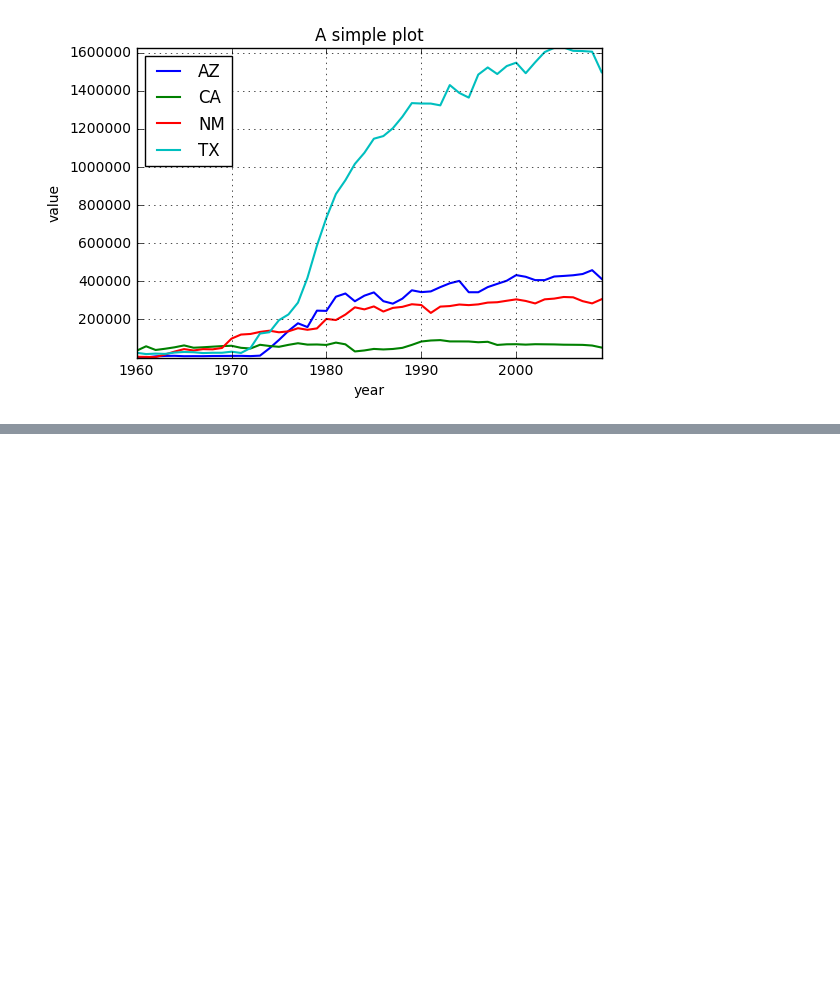
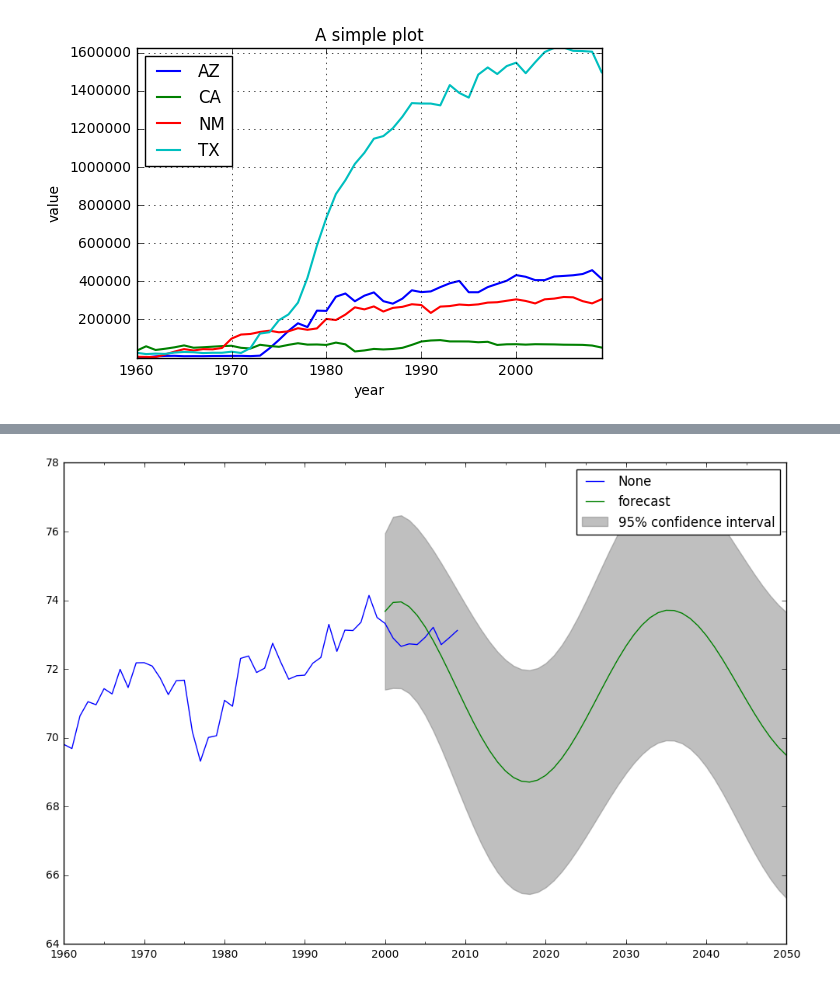
Before and after one commit to beihangwenbin/Energy-profile, a Jupyter notebook: Untitled.ipynb, the cells around one changed output, grey strips where cells are left out. Saved outputs shown, nothing was run; the diff lists cells and outputs as text; code cells hidden in the pictures; blank space fills up the shorter version.

```diff
--- a/Untitled.ipynb
+++ b/Untitled.ipynb
@@ -375,0 +448,12 @@ plt.show()
+# %%
+fig, ax = plt.subplots(figsize=(12, 8))
+data=score[:,0]
+dta=pd.Series(data)
+dta.index = pd.Index(sm.tsa.datetools.dates_from_range('1960','2009'))
+ax = dta.ix['1960':].plot(ax=ax)
+fig = arma_mod30.plot_predict('2000', '2050', dynamic=True, ax=ax, plot_insample=False)
+p1= r'score1.png'# 图片保存路径
+plt.savefig(p1)# 保存图片
+plt.show()
+# %% [output]
+[figure, added]
```
Also changed, not shown: parts of 18 cells of this notebook, 4 other files.
